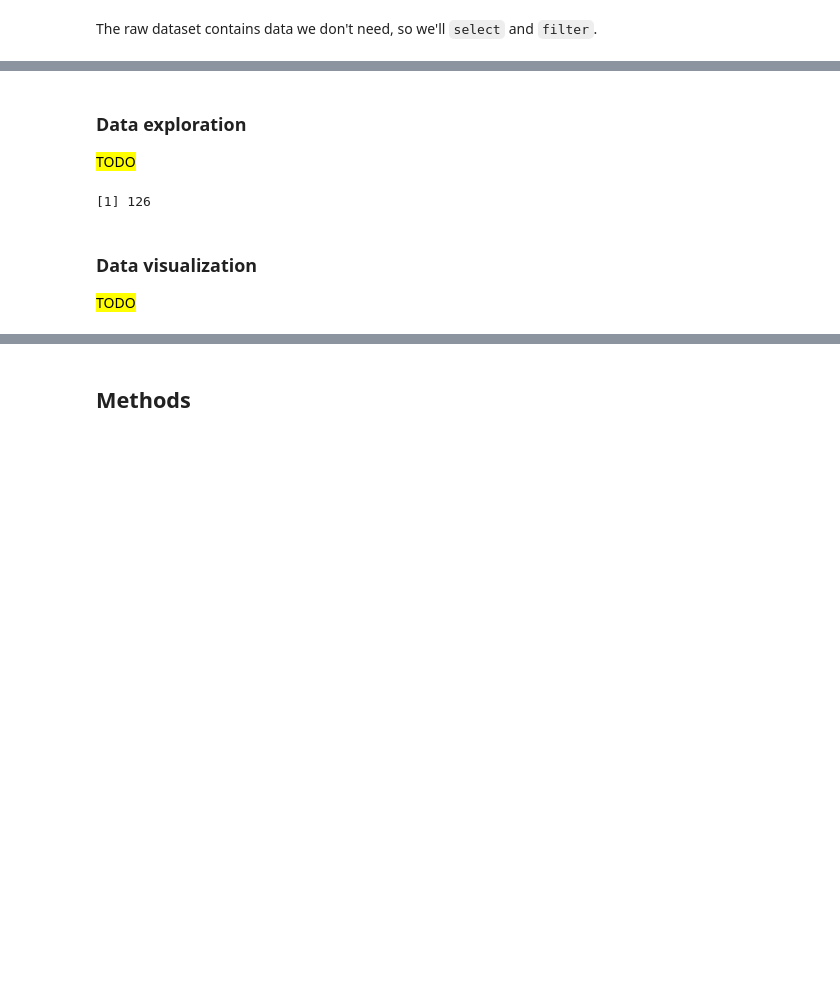
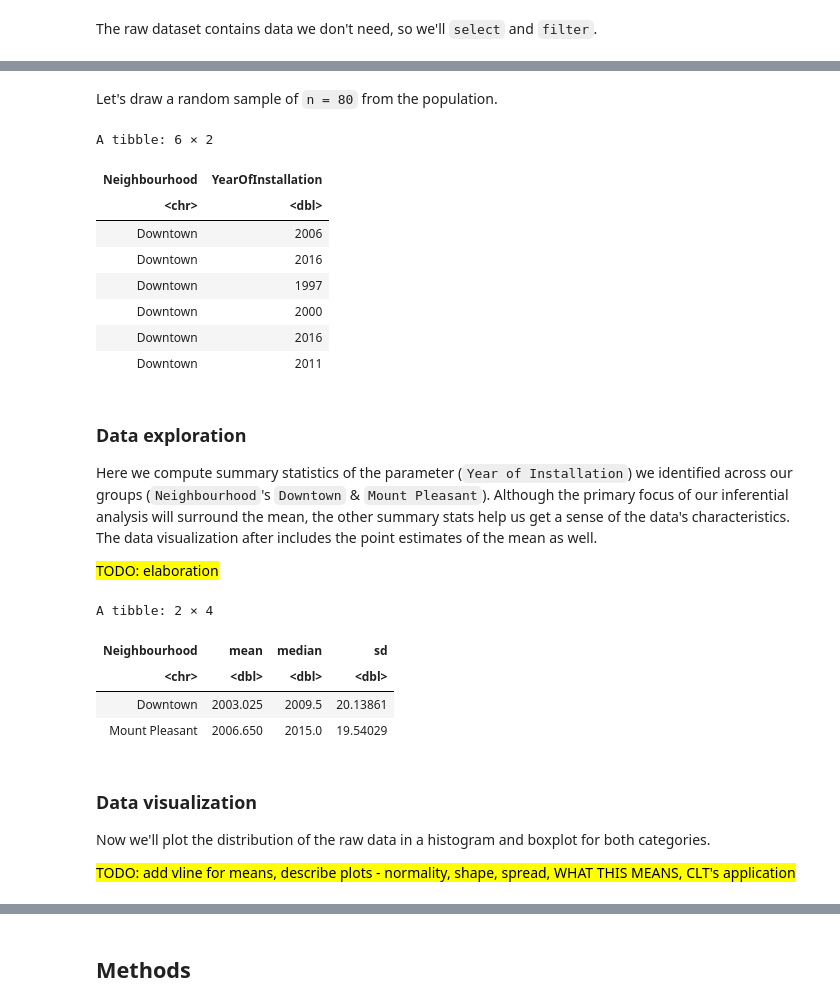
Before and after one commit to olivia-1221/Vancouver-Public-Art, a Jupyter notebook: proposal.ipynb, the cells around one changed output, grey strips where cells are left out. Cells and saved outputs as stored; diff of their text form; code cells hidden in the pictures; blank space fills up the shorter version.

```diff
--- a/proposal.ipynb
+++ b/proposal.ipynb
@@ -76,15 +75,54 @@ A tibble: 6 × 2
+# %% [markdown]
+Let's draw a random sample of `n = 80` from the population.
+# %%
+### Code from Worksheet 6, 3.4
+
+set.seed(11)
+
+art_sample <-
+    art_data %>%
+    filter(Neighbourhood == "Downtown") %>%
+    sample_n(size = 40) %>%
+    bind_rows(
+        art_data %>%
+            filter(Neighbourhood == "Mount Pleasant") %>%
+            sample_n(size = 40))
+
+head(art_sample)
+# %% [output]
+A tibble: 6 × 2
+| Neighbourhood | YearOfInstallation |
+| <chr> | <dbl> |
+| Downtown | 2006 |
+| Downtown | 2016 |
+| Downtown | 1997 |
+| Downtown | 2000 |
+| Downtown | 2016 |
+| Downtown | 2011 |
 # %% [markdown]
 ### Data exploration
-<mark>TODO</mark>
+
+Here we compute summary statistics of the parameter (`Year of Installation`) we identified across our groups (`Neighbourhood`'s `Downtown` & `Mount Pleasant`). Although the primary focus of our inferential analysis will surround the mean, </mark>the other summary stats</mark> help us get a sense of the data's characteristics. The data visualization after includes the point estimates of the mean as well.
+
+<mark>TODO: elaboration </mark>
 # %%
-# Compute estimates of the parameter you identified across your groups. Present this in a table.
-# If relevant, include these estimates in your plot.
+n <- nrow(art_data)
 
-nrow(art_data)
+art_sample_stats <- art_sample %>%
+    group_by(Neighbourhood) %>%
+    summarise(mean = mean(YearOfInstallation), median = median(YearOfInstallation), sd = sd(YearOfInstallation))
+
+art_sample_stats
 # %% [output]
-[1] 126
+A tibble: 2 × 4
+| Neighbourhood | mean | median | sd |
+| <chr> | <dbl> | <dbl> | <dbl> |
+| Downtown | 2003.025 | 2009.5 | 20.13861 |
+| Mount Pleasant | 2006.650 | 2015.0 | 19.54029 |
 # %% [markdown]
 ### Data visualization
 
-<mark>TODO</mark>
+Now we'll plot the distribution of the raw data in a histogram and boxplot for both categories.
+
+<mark>TODO: add vline for means, describe plots - normality, shape, spread, WHAT THIS MEANS, CLT's application </mark>
 # %%
```
Also changed, not shown: parts of 4 cells of this notebook.
